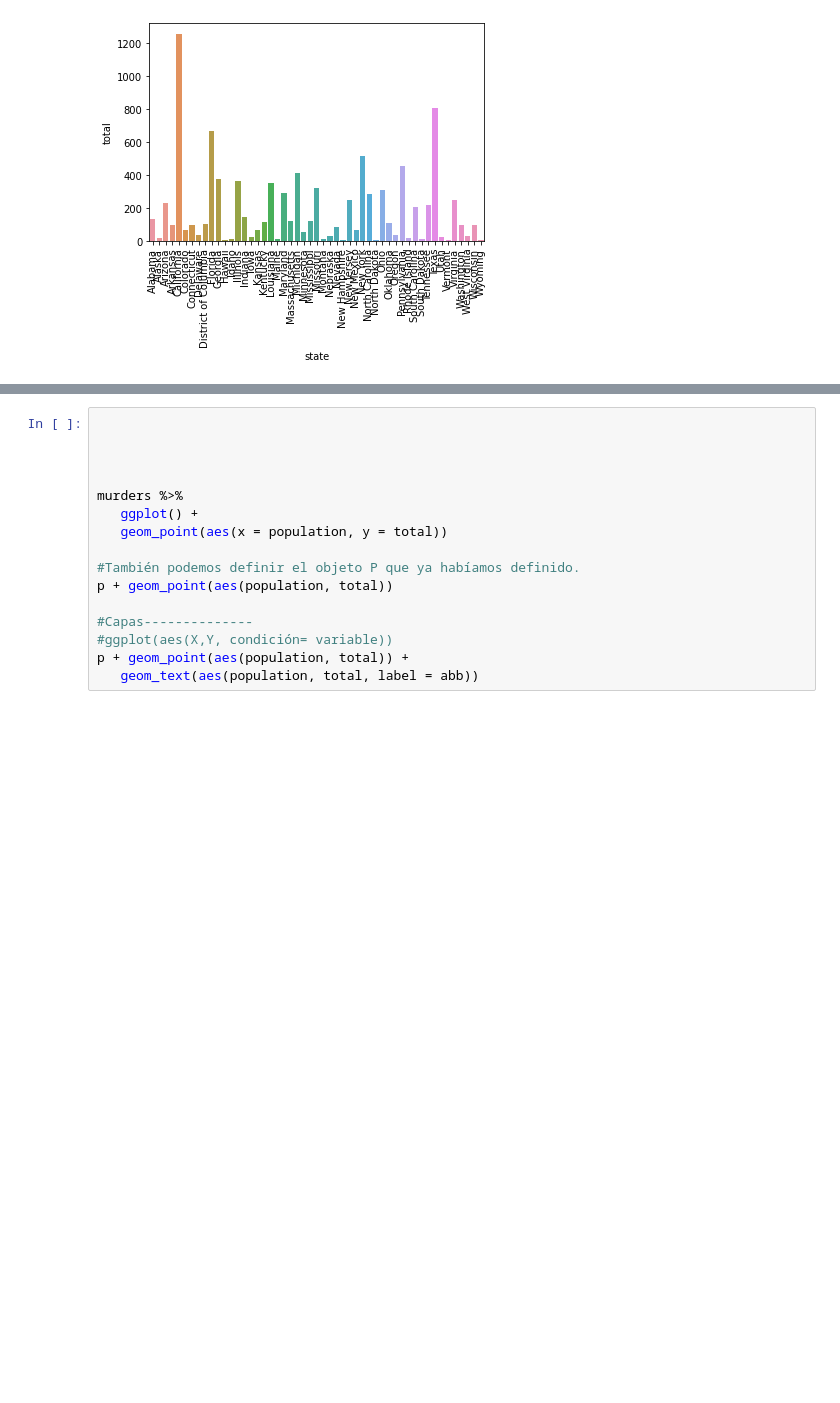
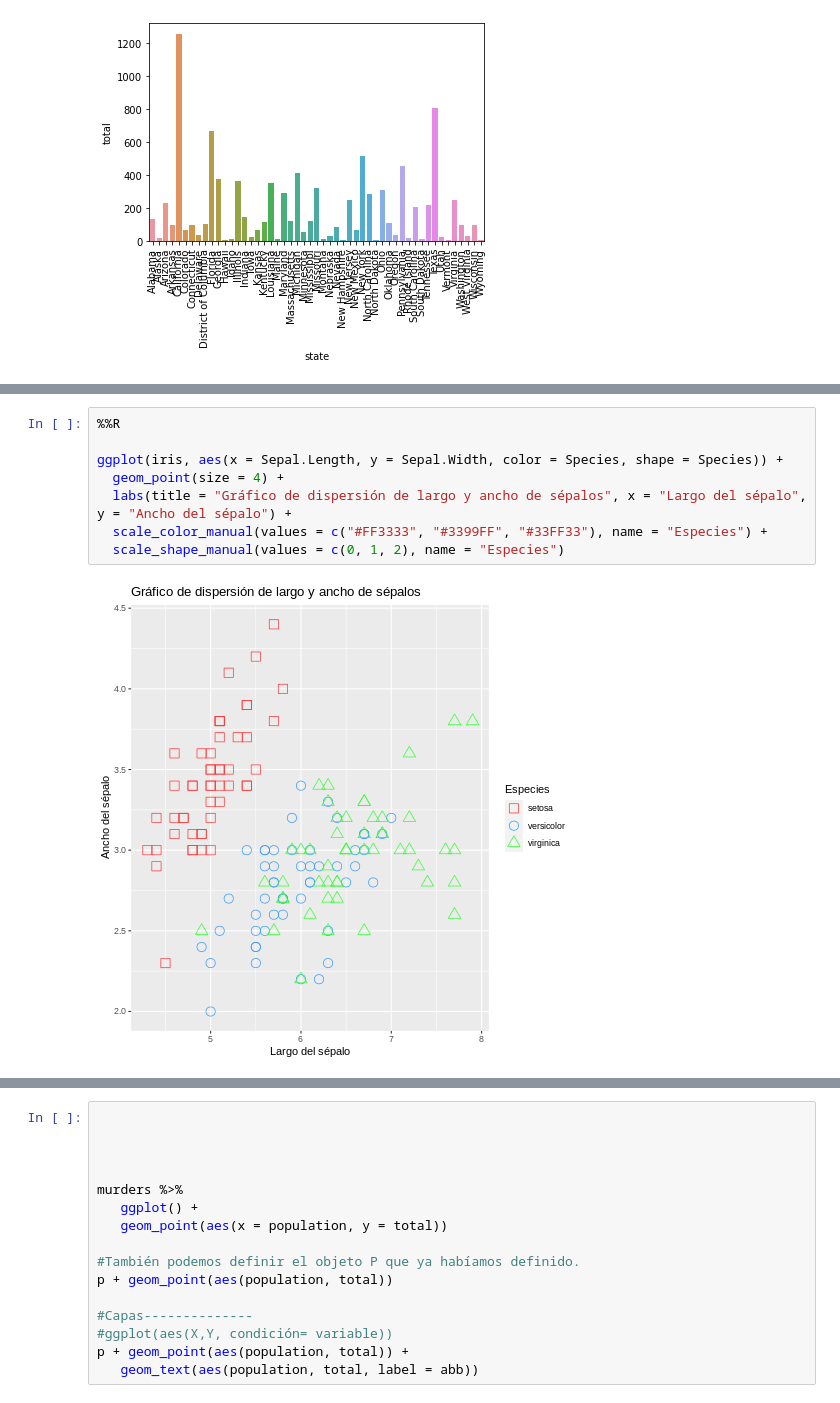
Before and after one commit to ALRIER/BigD_KonradLorenz, a Jupyter notebook: Graphics.ipynb, the cells around one changed output, grey strips where cells are left out. Drawn from its saved outputs; the diff is of its cells as text; blank space fills up the shorter version.

```diff
--- a/Graphics.ipynb
+++ b/Graphics.ipynb
@@ -345,0 +374,10 @@ plt.show()
+# %%
+%%R
+
+ggplot(iris, aes(x = Sepal.Length, y = Sepal.Width, color = Species, shape = Species)) +
+  geom_point(size = 4) +
+  labs(title = "Gráfico de dispersión de largo y ancho de sépalos", x = "Largo del sépalo", y = "Ancho del sépalo") +
+  scale_color_manual(values = c("#FF3333", "#3399FF", "#33FF33"), name = "Especies") +
+  scale_shape_manual(values = c(0, 1, 2), name = "Especies")
+# %% [output]
+[figure, added]
```
Also changed, not shown: parts of 6 cells of this notebook.
